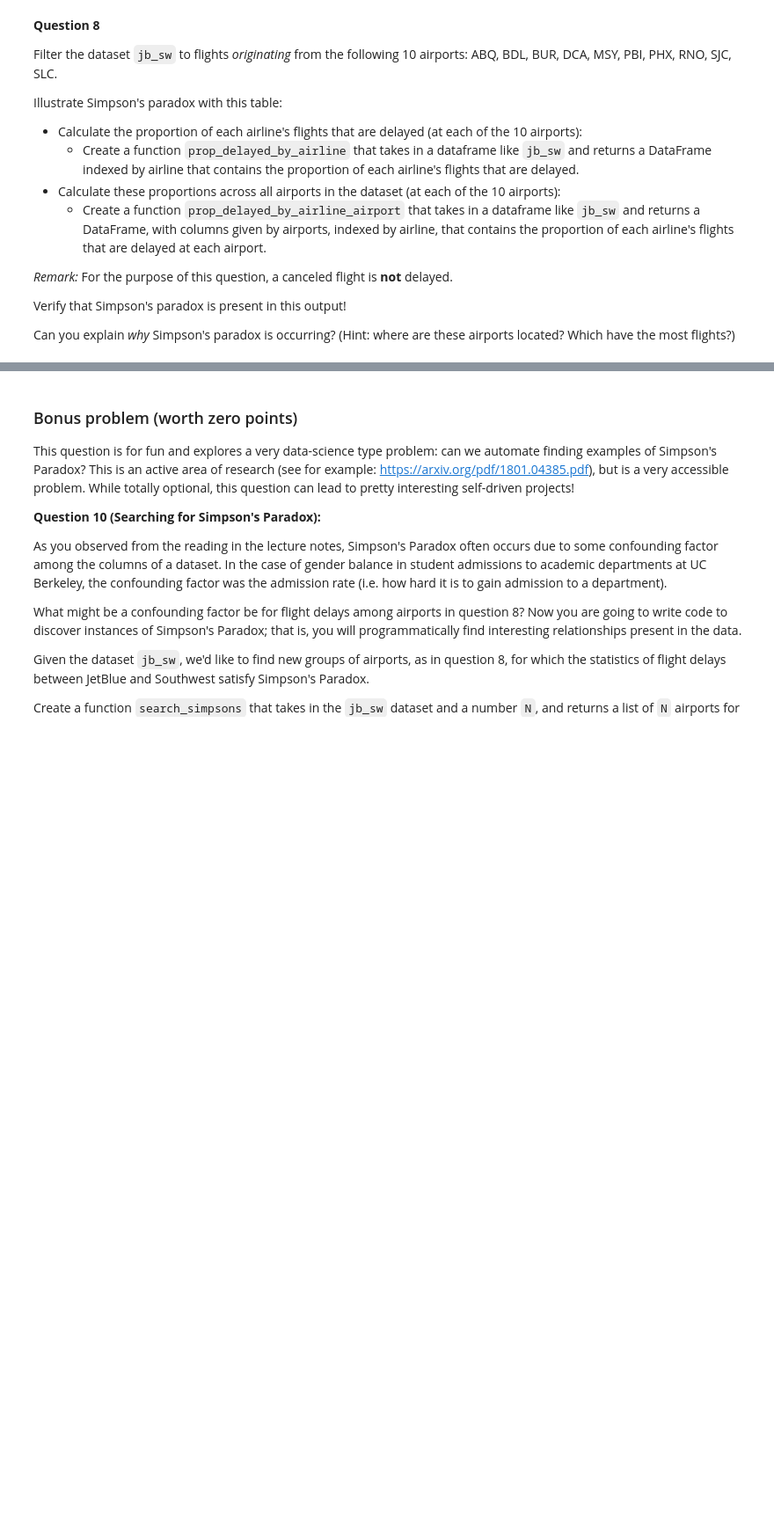
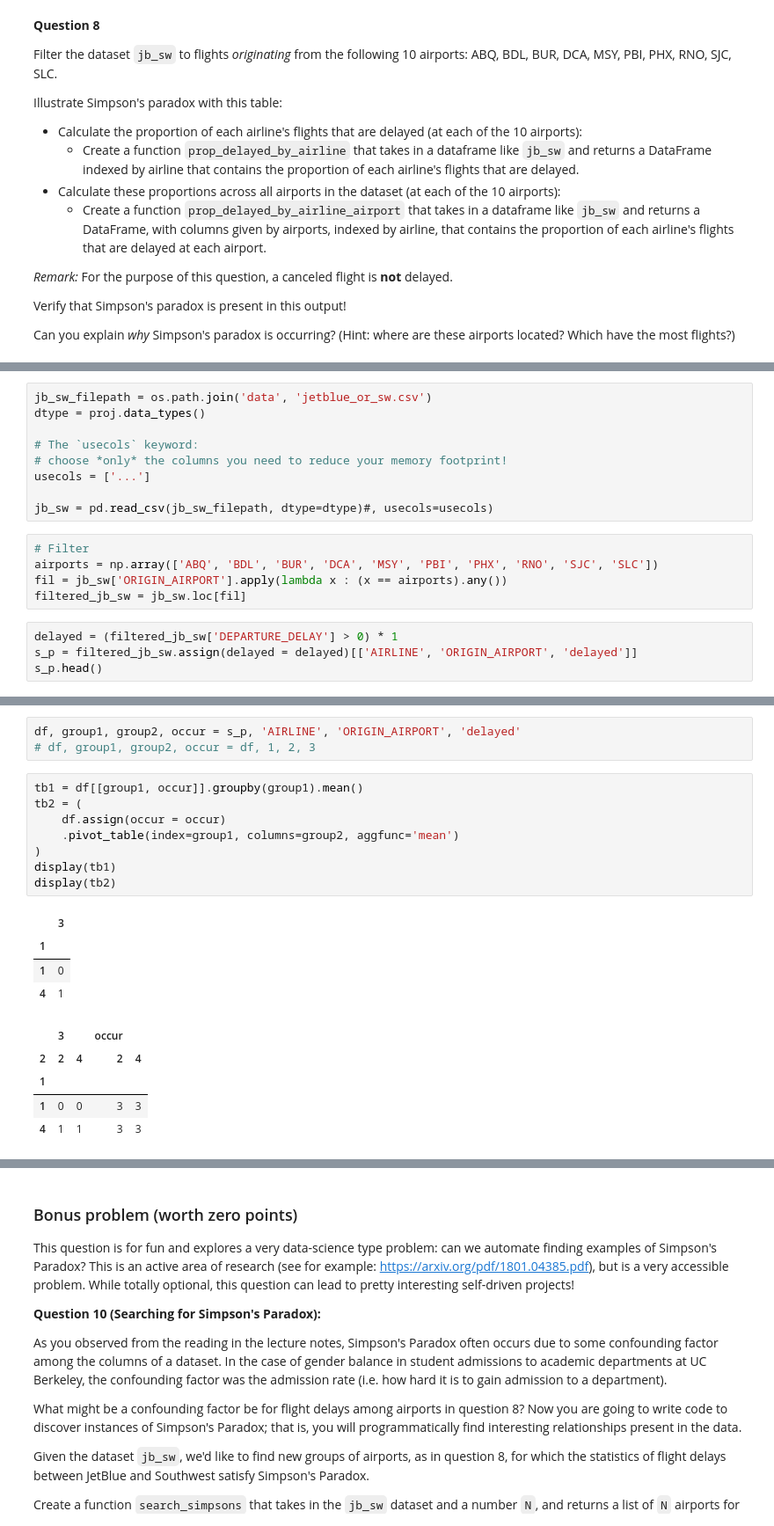
Before and after one commit to zhg061/dsc80-project-2, a Jupyter notebook: project02.ipynb, the cells around one changed output, grey strips where cells are left out. Shown: that part at 88% size. Cells and saved outputs as stored; diff of their text form; blank space fills up the shorter version.

```diff
--- a/project02.ipynb
+++ b/project02.ipynb
@@ -856,3 +938,21 @@ Consider the following dataframe `df` with columns `treatment`, `stone_size`, an
 Here, `verify_simpson(df, 'treatment', 'stone_size', 'success')` should return `True`.
 
 Verify that you function works on the previous question!
+# %%
+jb_sw_filepath = os.path.join('data', 'jetblue_or_sw.csv')
+dtype = proj.data_types()
+
+# The `usecols` keyword:
+# choose *only* the columns you need to reduce your memory footprint!
+usecols = ['...']
+
+jb_sw = pd.read_csv(jb_sw_filepath, dtype=dtype)#, usecols=usecols)
+# %%
+# Filter
+airports = np.array(['ABQ', 'BDL', 'BUR', 'DCA', 'MSY', 'PBI', 'PHX', 'RNO', 'SJC', 'SLC'])
+fil = jb_sw['ORIGIN_AIRPORT'].apply(lambda x : (x == airports).any())
+filtered_jb_sw = jb_sw.loc[fil]
+# %%
+delayed = (filtered_jb_sw['DEPARTURE_DELAY'] > 0) * 1
+s_p = filtered_jb_sw.assign(delayed = delayed)[['AIRLINE', 'ORIGIN_AIRPORT', 'delayed']]
+s_p.head()
@@ -858,0 +966,21 @@ Verify that you function works on the previous question!
+# %%
+df, group1, group2, occur = s_p, 'AIRLINE', 'ORIGIN_AIRPORT', 'delayed'
+# df, group1, group2, occur = df, 1, 2, 3
+# %%
+tb1 = df[[group1, occur]].groupby(group1).mean()
+tb2 = (
+    df.assign(occur = occur)
+    .pivot_table(index=group1, columns=group2, aggfunc='mean')
+)
+display(tb1)
+display(tb2)
+# %% [output]
+|  | 3 |
+| 1 |  |
+| 1 | 0 |
+| 4 | 1 |
+|  | 3 |  | occur |  |
+| 2 | 2 | 4 | 2 | 4 |
+| 1 |  |  |  |  |
+| 1 | 0 | 0 | 3 | 3 |
+| 4 | 1 | 1 | 3 | 3 |
```
Also changed, not shown: parts of 26 cells of this notebook, 1 other file.
